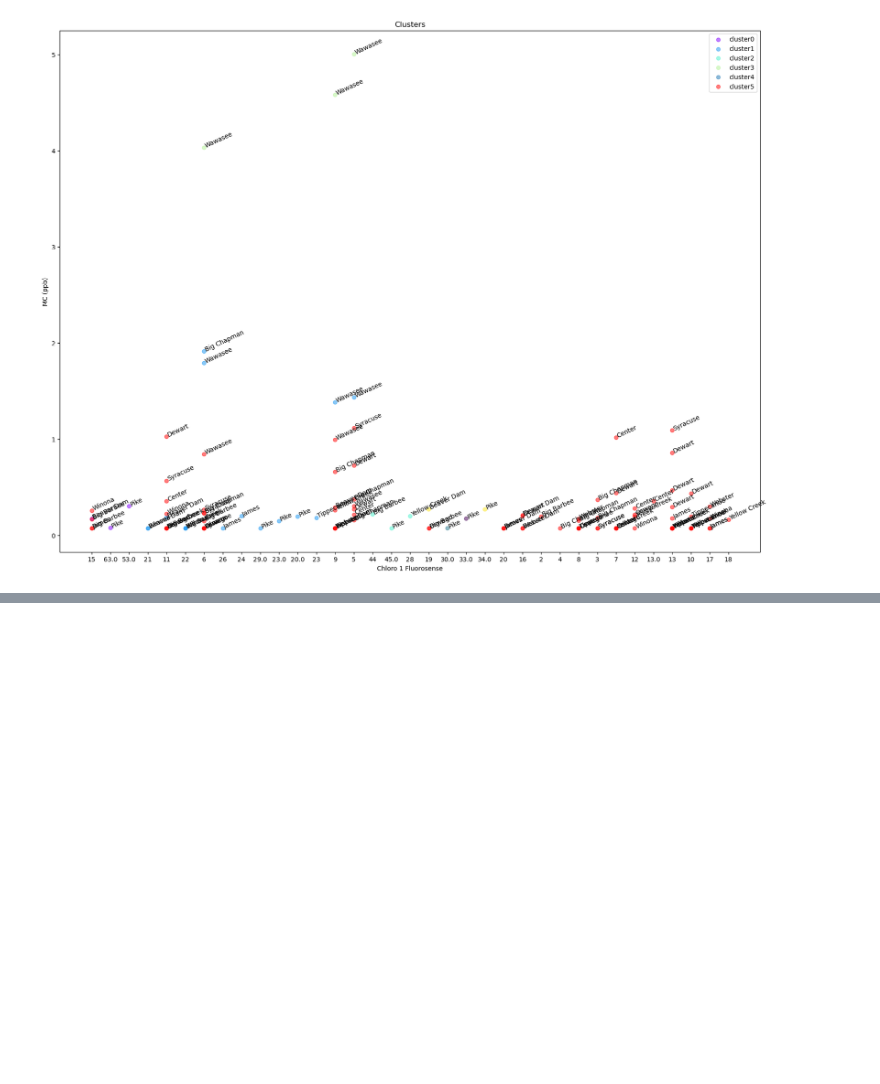
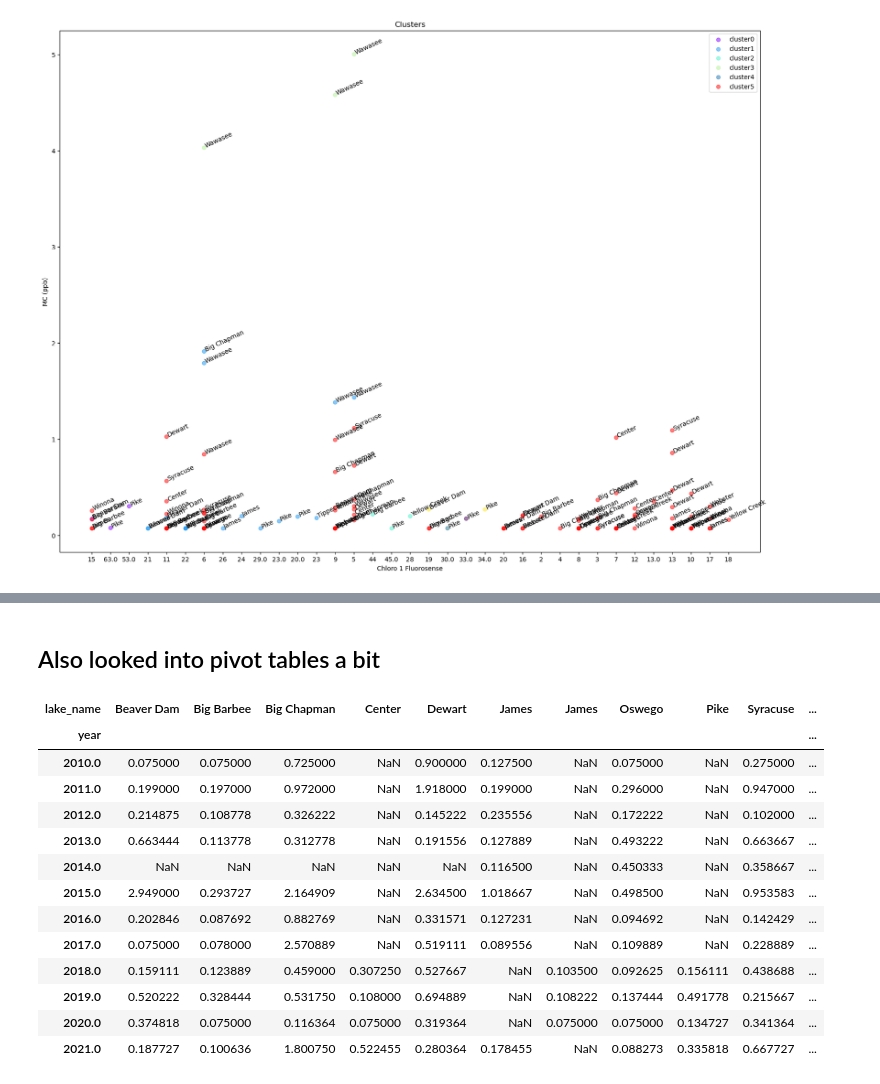
Before and after one commit to austin-strahan/Lakes-ML, a Jupyter notebook: Project v.2.ipynb, the cells around one changed output, grey strips where cells are left out. Cells and saved outputs as stored; diff of their text form; code cells hidden in the pictures; blank space fills up the shorter version.

```diff
--- a/Project v.2.ipynb
+++ b/Project v.2.ipynb
@@ -823,0 +944,22 @@ Text(0, 0.5, 'MC (ppb)')
+# %% [markdown]
+## Also looked into pivot tables a bit
+# %%
+clean_df['year'] = pd.DatetimeIndex(clean_df['date']).year
+pv = clean_df[['lake_year', 'mc_ppb', 'year', 'lake_name']].dropna()
+pv = pv.pivot_table('mc_ppb', index='year', columns='lake_name', aggfunc='mean')
+pv
+# %% [output]
+| lake_name | Beaver Dam | Big Barbee | Big Chapman | Center | Dewart | James | James | Oswego | Pike | Syracuse | ... |
+| year |  |  |  |  |  |  |  |  |  |  | ... |
+| 2010.0 | 0.075000 | 0.075000 | 0.725000 | NaN | 0.900000 | 0.127500 | NaN | 0.075000 | NaN | 0.275000 | ... |
+| 2011.0 | 0.199000 | 0.197000 | 0.972000 | NaN | 1.918000 | 0.199000 | NaN | 0.296000 | NaN | 0.947000 | ... |
+| 2012.0 | 0.214875 | 0.108778 | 0.326222 | NaN | 0.145222 | 0.235556 | NaN | 0.172222 | NaN | 0.102000 | ... |
+| 2013.0 | 0.663444 | 0.113778 | 0.312778 | NaN | 0.191556 | 0.127889 | NaN | 0.493222 | NaN | 0.663667 | ... |
+| 2014.0 | NaN | NaN | NaN | NaN | NaN | 0.116500 | NaN | 0.450333 | NaN | 0.358667 | ... |
+| 2015.0 | 2.949000 | 0.293727 | 2.164909 | NaN | 2.634500 | 1.018667 | NaN | 0.498500 | NaN | 0.953583 | ... |
+| 2016.0 | 0.202846 | 0.087692 | 0.882769 | NaN | 0.331571 | 0.127231 | NaN | 0.094692 | NaN | 0.142429 | ... |
+| 2017.0 | 0.075000 | 0.078000 | 2.570889 | NaN | 0.519111 | 0.089556 | NaN | 0.109889 | NaN | 0.228889 | ... |
+| 2018.0 | 0.159111 | 0.123889 | 0.459000 | 0.307250 | 0.527667 | NaN | 0.103500 | 0.092625 | 0.156111 | 0.438688 | ... |
+| 2019.0 | 0.520222 | 0.328444 | 0.531750 | 0.108000 | 0.694889 | NaN | 0.108222 | 0.137444 | 0.491778 | 0.215667 | ... |
+| 2020.0 | 0.374818 | 0.075000 | 0.116364 | 0.075000 | 0.319364 | NaN | 0.075000 | 0.075000 | 0.134727 | 0.341364 | ... |
+| 2021.0 | 0.187727 | 0.100636 | 1.800750 | 0.522455 | 0.280364 | 0.178455 | NaN | 0.088273 | 0.335818 | 0.667727 | ... |
```
Also changed, not shown: parts of 49 cells of this notebook, 1 other file.
